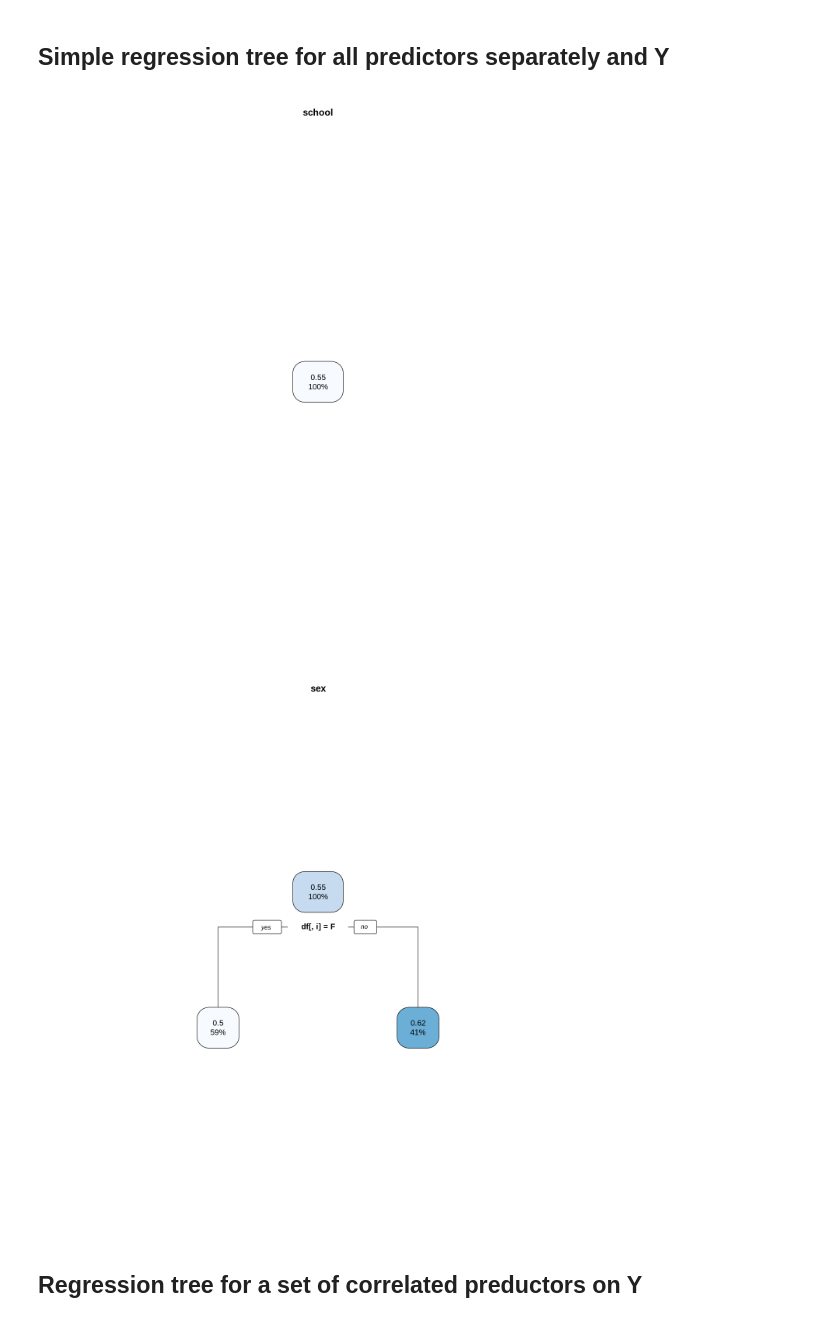
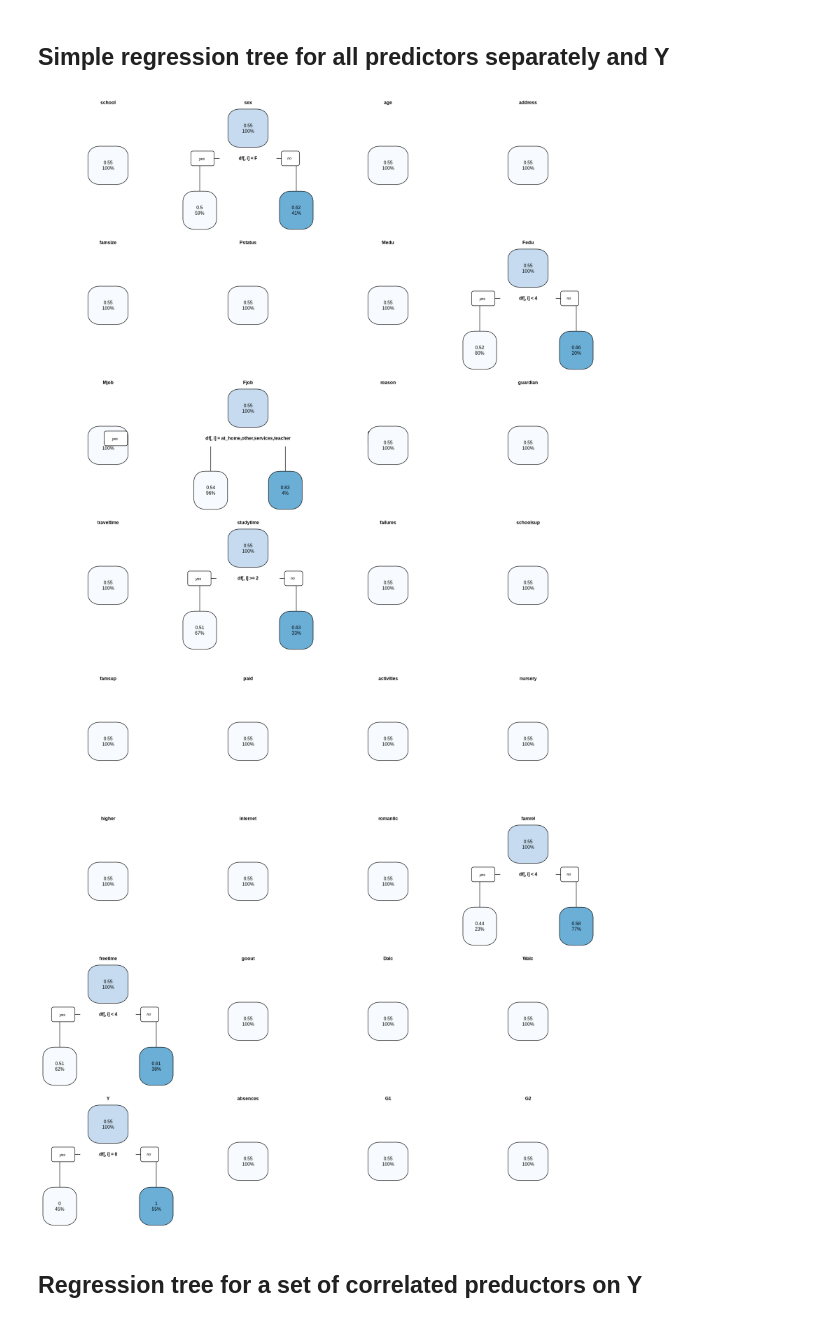
Before and after one commit to Jlokkerbol/masterclass, a Jupyter notebook: Data_understanding.ipynb, the cells around one changed output. Cells and saved outputs as stored; diff of their text form; code cells hidden in the pictures.

```diff
--- a/Data_understanding.ipynb
+++ b/Data_understanding.ipynb
@@ -334,12 +334,14 @@ rpart.plot(tree, cex = 0.9)
 # %% [markdown]
 ## Simple regression tree for all predictors separately and Y
 # %%
+options(repr.plot.width=16, repr.plot.height=16)
+par(mfrow = c(4,4))
 for(i in 1:ncol(df)){
   tree <- rpart(Y~df[,i], data = df)
-  rpart.plot(tree, main = names(df)[i])}
+  rpart.plot(tree, main = names(df)[i], tweak = 1.2)}
 # %% [output]
-[figure, old version]
+[figure, new version]
-[figure, old version]
+[figure, new version]
 # %% [markdown]
 ## Regression tree for a set of correlated preductors on Y
 # %%
```
Also changed, not shown: parts of 2 cells of this notebook.
